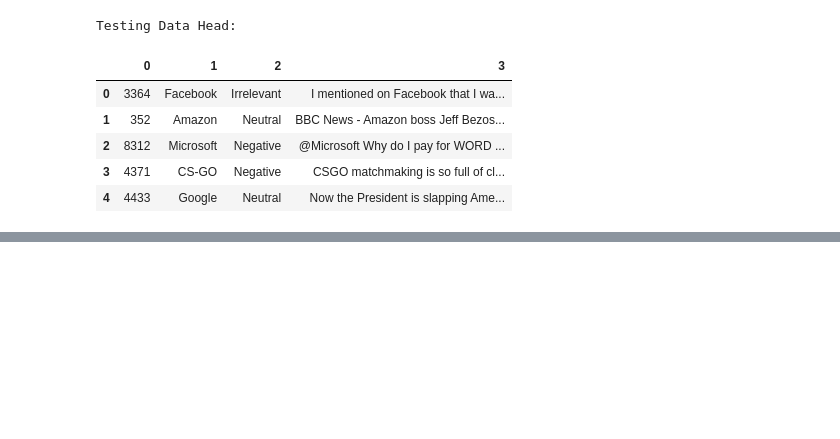
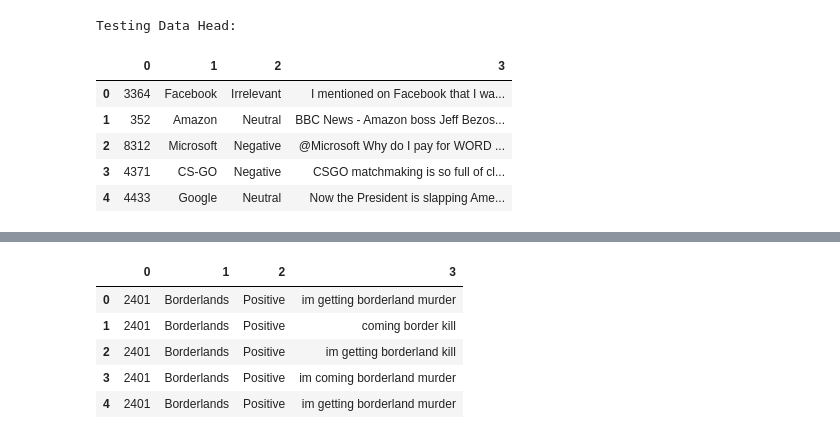
Before and after one commit to YousefM1911/DEPI, a Jupyter notebook: tweets_Dataset.ipynb, the cells around one changed output, grey strips where cells are left out. Drawn from its saved outputs; the diff is of its cells as text; code cells hidden in the pictures; blank space fills up the shorter version.

```diff
--- a/tweets_Dataset.ipynb
+++ b/tweets_Dataset.ipynb
@@ -72,0 +120,91 @@ Testing Data Head:
+# %%
+import re
+import string
+import nltk
+from nltk.corpus import stopwords
+from nltk.stem import WordNetLemmatizer
+# import pandas as pd # (Assuming pandas is already imported)
+
+# Initialize lemmatizer and stop words
+lemmatizer = WordNetLemmatizer()
+stop_words = set(stopwords.words('english'))
+
+def clean_text(text):
+    """
+    Cleans text data:
+    - Handles NaN/non-string values
+    - Lowercase
+    - Remove URLs, mentions, hashtags, punctuation, numbers
+    - Tokenize, remove stop words, and lemmatize
+    """
+
+    # 0. Handle NaN or non-string values
+    if not isinstance(text, str):
+        return ""
+
+    # 1. Lowercase
+    text = text.lower()
+    # 2. Remove URLs
+    text = re.sub(r'http\S+|www\S+|https\S+', '', text, flags=re.MULTILINE)
+    # 3. Remove mentions and hashtags sign
+    text = re.sub(r'\@\w+|\#','', text)
+    # 4. Remove punctuation
+    text = text.translate(str.maketrans('', '', string.punctuation))
+    # 5. Remove numbers
+    text = re.sub(r'\d+', '', text)
+    # 6. Tokenization
+    tokens = text.split()
+    # 7. Remove stop words and lemmatize
+    cleaned_tokens = [lemmatizer.lemmatize(word) for word in tokens if word not in stop_words]
+
+    return " ".join(cleaned_tokens)
+
+# -----------------------------------------------------------------
+# Determine the correct text column dynamically to avoid KeyError
+# -----------------------------------------------------------------
+# Default expected name (keeps backward compatibility)
+TEXT_COLUMN_NAME = 'text_column'
+
+# If the named column isn't present, try known index 3 (your dataset uses column 3 for text)
+if TEXT_COLUMN_NAME not in train_df.columns:
+    if 3 in train_df.columns:
+        TEXT_COLUMN_NAME = 3
+        print("INFO: 'text_column' not found. Using column 3 as text column.")
+    else:
+        # Fallback: choose the object-typed column with the largest average string length
+        obj_cols = [c for c in train_df.columns if train_df[c].dtype == object]
+        if obj_cols:
+            col_lengths = train_df[obj_cols].astype(str).applymap(len).mean()
+            TEXT_COLUMN_NAME = col_lengths.idxmax()
+            print(f"INFO: 'text_column' not found. Detected '{TEXT_COLUMN_NAME}' as the text column based on average length.")
+        else:
+            raise KeyError("No suitable text column found in train_df. Please set TEXT_COLUMN_NAME manually to the correct column name or index.")
+
+# Apply the cleaning function to the specific text column
+print(f"Cleaning training data using column: {TEXT_COLUMN_NAME!r} ...")
+train_df[TEXT_COLUMN_NAME] = train_df[TEXT_COLUMN_NAME].apply(clean_text)
+
+print(f"Cleaning testing data using column: {TEXT_COLUMN_NAME!r} ...")
+# If the test dataframe has a different column structure, try to map accordingly:
+if TEXT_COLUMN_NAME in test_df.columns:
+    test_df[TEXT_COLUMN_NAME] = test_df[TEXT_COLUMN_NAME].apply(clean_text)
+else:
+    # try to use column 3 in test_df as a likely fallback
+    if 3 in test_df.columns:
+        test_df[3] = test_df[3].apply(clean_text)
+        print("INFO: Applied cleaning to test_df column 3 as fallback.")
+    else:
+        # attempt to detect similarly for test_df
+        obj_cols_test = [c for c in test_df.columns if test_df[c].dtype == object]
+        if obj_cols_test:
+            col_lengths_test = test_df[obj_cols_test].astype(str).applymap(len).mean()
+            chosen = col_lengths_test.idxmax()
+            test_df[chosen] = test_df[chosen].apply(clean_text)
+            print(f"INFO: Applied cleaning to detected test_df column '{chosen}'.")
+        else:
+            raise KeyError("No suitable text column found in test_df. Please set TEXT_COLUMN_NAME manually for test_df.")
+
+# Display a sample of cleaned text
+print("\nSample of cleaned text (first 5 rows):")
+display(train_df.head())
+# %% [output]
@@ -72,0 +216,6 @@ Testing Data Head:
+|  | 0 | 1 | 2 | 3 |
+| 0 | 2401 | Borderlands | Positive | im getting borderland murder |
+| 1 | 2401 | Borderlands | Positive | coming border kill |
+| 2 | 2401 | Borderlands | Positive | im getting borderland kill |
+| 3 | 2401 | Borderlands | Positive | im coming borderland murder |
+| 4 | 2401 | Borderlands | Positive | im getting borderland murder |
```
Also changed, not shown: parts of 4 cells of this notebook, 4 other files.
